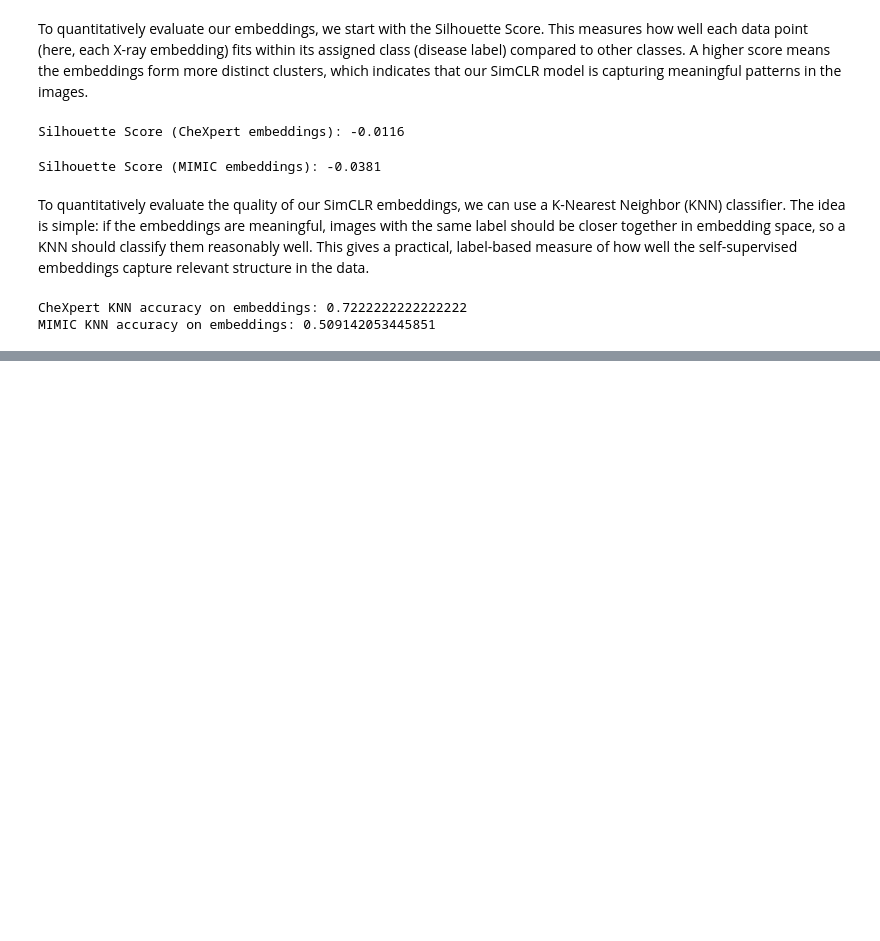
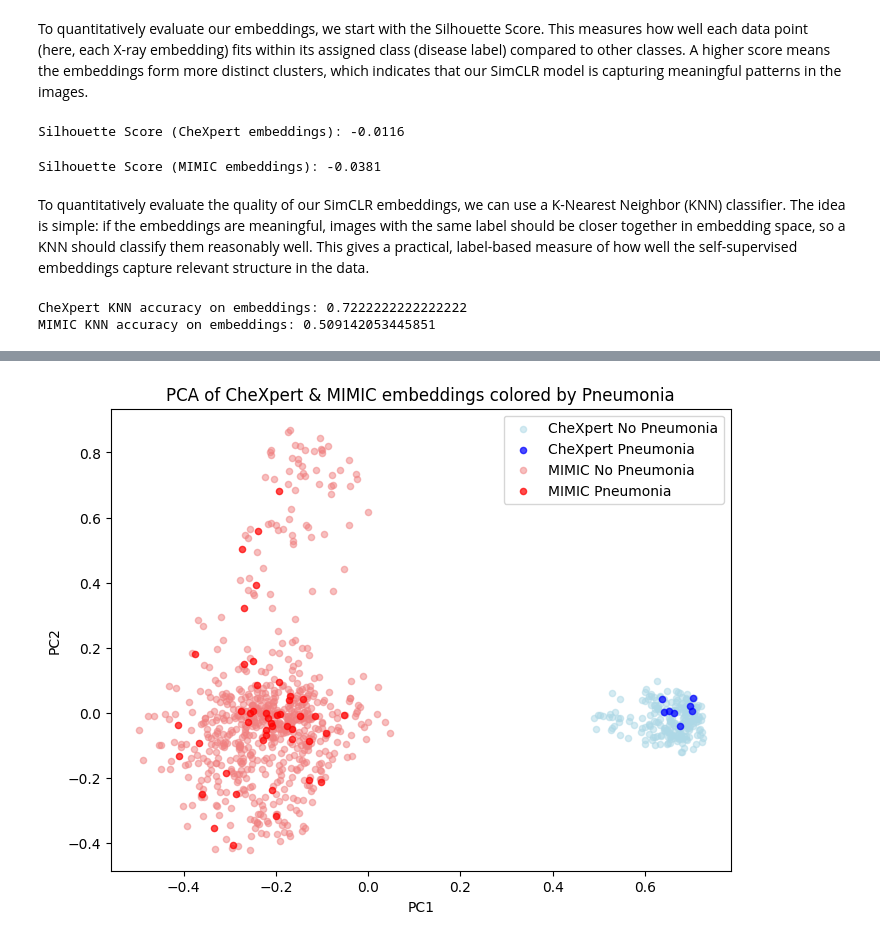
Before and after one commit to ccorbett0116/Fall2025ResearchProject, a Jupyter notebook: Research_Project.ipynb, the cells around one changed output, grey strips where cells are left out. Cells and saved outputs as stored; diff of their text form; code cells hidden in the pictures; blank space fills up the shorter version.

```diff
--- a/Research_Project.ipynb
+++ b/Research_Project.ipynb
@@ -789,0 +899,61 @@ plt.show()
+# %%
+
+# -------------------------
+# 1. Extract labels for Pneumonia (Polars)
+# -------------------------
+labels_chex = df_valid_chexpert.select("Pneumonia").to_numpy().flatten()
+labels_mimic = df_valid_mimic.select("Pneumonia").to_numpy().flatten()
+
+# Filter out missing labels (-1)
+chex_mask = labels_chex != -1
+mimic_mask = labels_mimic != -1
+
+emb_chex_np = emb_chexpert.cpu().numpy()[chex_mask]
+emb_mimic_np = emb_mimic.cpu().numpy()[mimic_mask]
+
+labels_chex = labels_chex[chex_mask]
+labels_mimic = labels_mimic[mimic_mask]
+
+# -------------------------
+# 2. Combine embeddings and run PCA
+# -------------------------
+combined_emb = np.vstack([emb_chex_np, emb_mimic_np])
+pca = PCA(n_components=2, random_state=42)
+pca_emb = pca.fit_transform(combined_emb)
+
+# Split back for plotting
+pca_chex = pca_emb[:len(emb_chex_np)]
+pca_mimic = pca_emb[len(emb_chex_np):]
+
+# -------------------------
+# 3. Plot PCA colored by Pneumonia
+# -------------------------
+plt.figure(figsize=(8, 6))
+
+# CheXpert
+plt.scatter(
+    pca_chex[labels_chex==0, 0], pca_chex[labels_chex==0, 1],
+    color='lightblue', label='CheXpert No Pneumonia', alpha=0.5, s=20
+)
+plt.scatter(
+    pca_chex[labels_chex==1, 0], pca_chex[labels_chex==1, 1],
+    color='blue', label='CheXpert Pneumonia', alpha=0.7, s=20
+)
+
+# MIMIC
+plt.scatter(
+    pca_mimic[labels_mimic==0, 0], pca_mimic[labels_mimic==0, 1],
+    color='lightcoral', label='MIMIC No Pneumonia', alpha=0.5, s=20
+)
+plt.scatter(
+    pca_mimic[labels_mimic==1, 0], pca_mimic[labels_mimic==1, 1],
+    color='red', label='MIMIC Pneumonia', alpha=0.7, s=20
+)
+
+plt.title("PCA of CheXpert & MIMIC embeddings colored by Pneumonia")
+plt.xlabel("PC1")
+plt.ylabel("PC2")
+plt.legend()
+plt.show()
+# %% [output]
+[figure, added]
```
Also changed, not shown: parts of 13 cells of this notebook.
